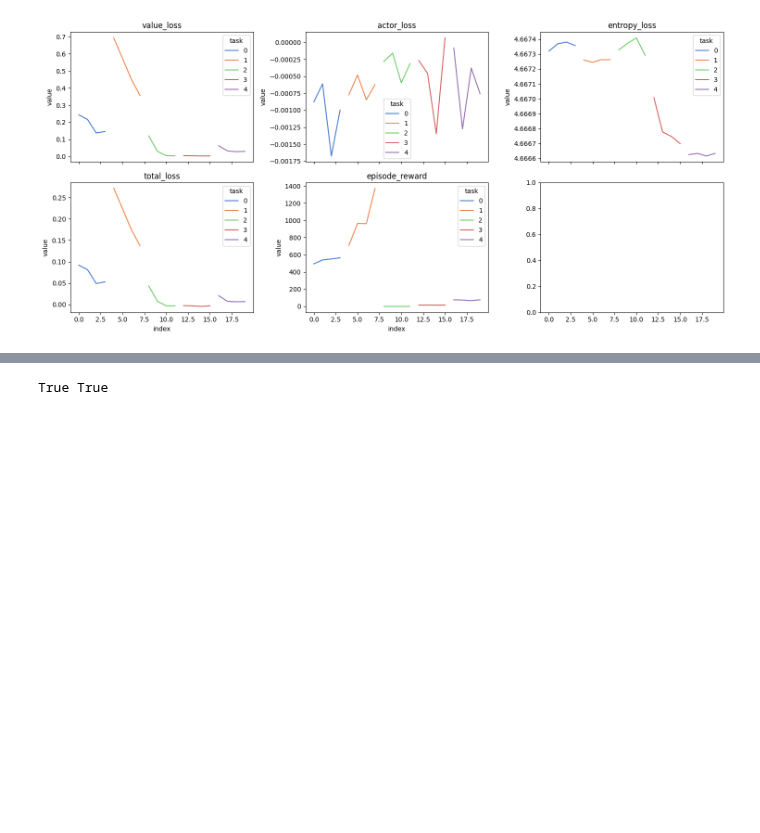
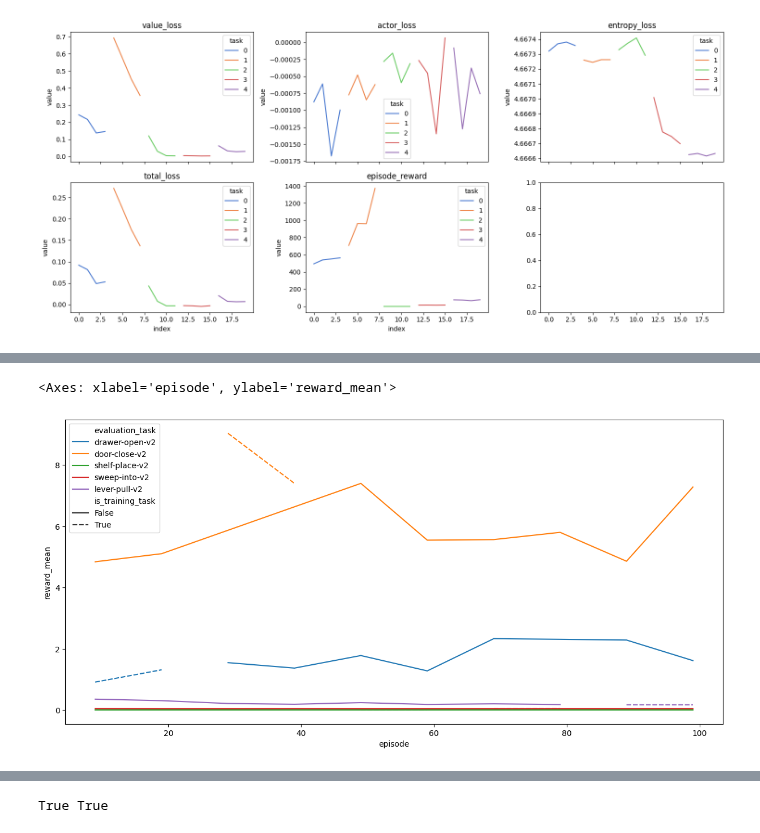
Before and after one commit to gdubbs100/right_left_brain_rl, a Jupyter notebook: continual_training_test.ipynb, the cells around one changed output, grey strips where cells are left out. Drawn from its saved outputs; the diff is of its cells as text; code cells hidden in the pictures; blank space fills up the shorter version.

```diff
--- a/continual_training_test.ipynb
+++ b/continual_training_test.ipynb
@@ -223,3 +215,7 @@ plt.tight_layout()
 plt.show()
 # %% [output]
 [figure]
+# %%
+results = pd.read_csv('test_logs/dummy__13:12_20:38:44/results.csv')
+results.loc[:,'is_training_task'] = results.loc[:,'training_task'] == results.loc[:,'evaluation_task']
+results.head()
@@ -225,0 +229,12 @@ plt.show()
+# %%
+fig, ax = plt.subplots(figsize = (15, 7))
+sns.lineplot(
+    data = results,
+    x = 'episode',
+    y = 'reward_mean',
+    hue = 'evaluation_task',
+    style = 'is_training_task'
+)
+# %% [output]
+<Axes: xlabel='episode', ylabel='reward_mean'>
+[figure, added]
```
Also changed, not shown: parts of 15 cells of this notebook, 2 other files.
